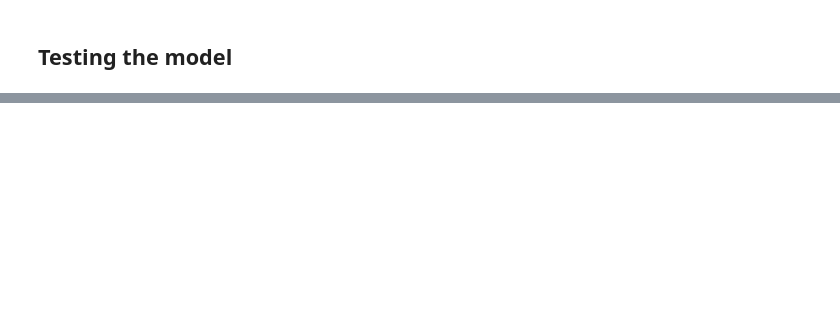
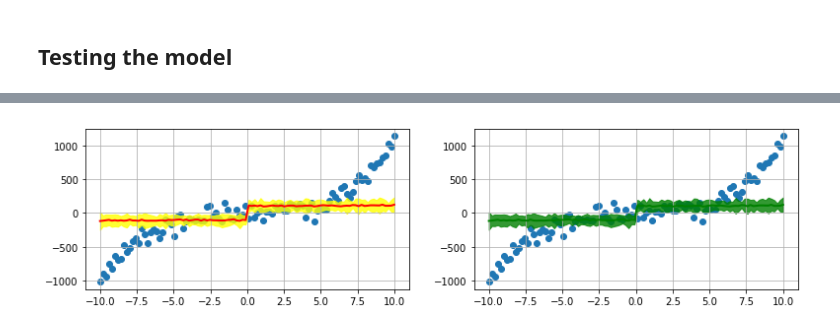
Before and after one commit to rsilveira79/bayesian_notebooks, a Jupyter notebook: uncertainty_notebooks/deep_ensemble_uncertainty_Pytorch.ipynb, the cells around one changed output, grey strips where cells are left out. Drawn from its saved outputs; the diff is of its cells as text; code cells hidden in the pictures; blank space fills up the shorter version.

Commit message:
adding adversarial training

```diff
--- a/uncertainty_notebooks/deep_ensemble_uncertainty_Pytorch.ipynb
+++ b/uncertainty_notebooks/deep_ensemble_uncertainty_Pytorch.ipynb
@@ -250,0 +309,91 @@ plt.fill_between(x_test.data.numpy().squeeze(), lower_9.squeeze(), upper_9.squee
+# %%
+alpha = 0.5
+clipping = 0.25
+max_iter = 30000
+K = 5  # ensemble size
+eps = 1e-1
+
+learning = {'mse': 0.00001,
+             'nll': 0.1}
+loss_dict = {'mse': torch.nn.MSELoss(),
+             'nll': GaussianNLL()}
+
+define_loss = 'nll'
+ensemble = [GaussianRegressorNLL(x.size()[0], 100, y.size()[0],2) for i in range(K)]
+learning_rate = learning[define_loss]
+loss_function = loss_dict[define_loss]
+optimizer = [optim.Adam(ensemble[i].parameters(),learning_rate) for i in range(K)]
+losses =[loss_function for i in range(K)]
+# %%
+for i in range(max_iter):
+    for model, opt, loss in zip(ensemble, optimizer, losses):
+        inp = x.view(1,-1)
+        if define_loss == 'nll':
+            preds, var = model(Variable(inp, requires_grad=True))
+            loss = loss_function(preds, var, y)
+            preds.retain_grad()
+            (alpha * loss).backward()
+
+            ## Minimize the adversarial inputs
+            x_prime = inp + (eps * torch.sign(preds.grad)).view(1,-1)
+            preds_at, var_at = model(Variable(x_prime, requires_grad=True))
+            loss_at = loss_function(preds_at, var_at, y)
+            ((1-alpha) * loss_at).backward()
+
+            ## Update optimizer
+            opt.step()
+            opt.zero_grad()
+
+            #print("mean of adversarial input: {}".format(torch.mean(x_prime)))
+            torch.nn.utils.clip_grad_norm(model.parameters(), clipping)
+
+        elif define_loss == 'mse':
+            preds, var = model(Variable(inp, requires_grad=True))
+            loss = loss_function(preds, y)
+            opt.step()
+            opt.zero_grad()
+            loss.backward()
+
+    if i %5000 ==0:
+        #print("Iter: {}, Loss: {}".format(i, loss.data.numpy()))
+        print("Loss: {}".format(loss))
+        print("Loss at: {}".format(loss_at))
+
+        mean_en, var_en = mean_var_ensemble(ensemble, x)
+        std = np.sqrt(var_en)
+        upper_3 = mean_en + 3 * std
+        lower_3 = mean_en - 3 * std
+        #upper_6 = mean_en + 6 * std
+        #lower_6 = mean_en - 6 * std
+        #upper_9 = mean_en + 9 * std
+        #lower_9 = mean_en - 9 * std
+
+        mean_en_at, var_en_at = mean_var_ensemble(ensemble, x_prime)
+        std_at = np.sqrt(var_en_at)
+        upper_3_at = mean_en + 3 * std_at
+        lower_3_at = mean_en - 3 * std_at
+
+        plt.figure(1, figsize=(20,3))
+        plt.subplot(131)
+        plt.grid()
+        plt.scatter(x.data.numpy(), y.data.numpy())
+        plt.plot(x.data.numpy(), mean_en.squeeze(), 'r-', lw=2)
+        plt.fill_between(x.data.numpy().squeeze(), lower_3.squeeze(), upper_3.squeeze(), color='yellow', alpha=0.8)
+
+        plt.subplot(132)
+        plt.grid()
+        plt.scatter(x.data.numpy(), y.data.numpy())
+        plt.plot(x.data.numpy(), mean_en_at.squeeze(), 'g-', lw=2)
+        plt.fill_between(x.data.numpy().squeeze(), lower_3_at.squeeze(), upper_3_at.squeeze(), color='green', alpha=0.8)
+
+
+        #plt.scatter(x.data.numpy(), y.data.numpy())
+        #plt.plot(x.data.numpy().squeeze(), mean_en.squeeze(), 'r-', lw=2)
+        #plt.fill_between(x.data.numpy().squeeze(), lower_3.squeeze(), upper_3.squeeze(), color='darkblue', alpha=0.3)
+        #plt.fill_between(x.data.numpy().squeeze(), lower_6.squeeze(), upper_6.squeeze(), color='mediumblue', alpha=0.5)
+        #plt.fill_between(x.data.numpy().squeeze(), lower_9.squeeze(), upper_9.squeeze(), color='skyblue', alpha=0.7)
+
+        plt.pause(0.1)
+plt.ioff()
+plt.show()
+# %% [output]
@@ -250,0 +402 @@ plt.fill_between(x_test.data.numpy().squeeze(), lower_9.squeeze(), upper_9.squee
+[figure, added]
```
Also changed, not shown: parts of 18 cells of this notebook, 1 other file.
